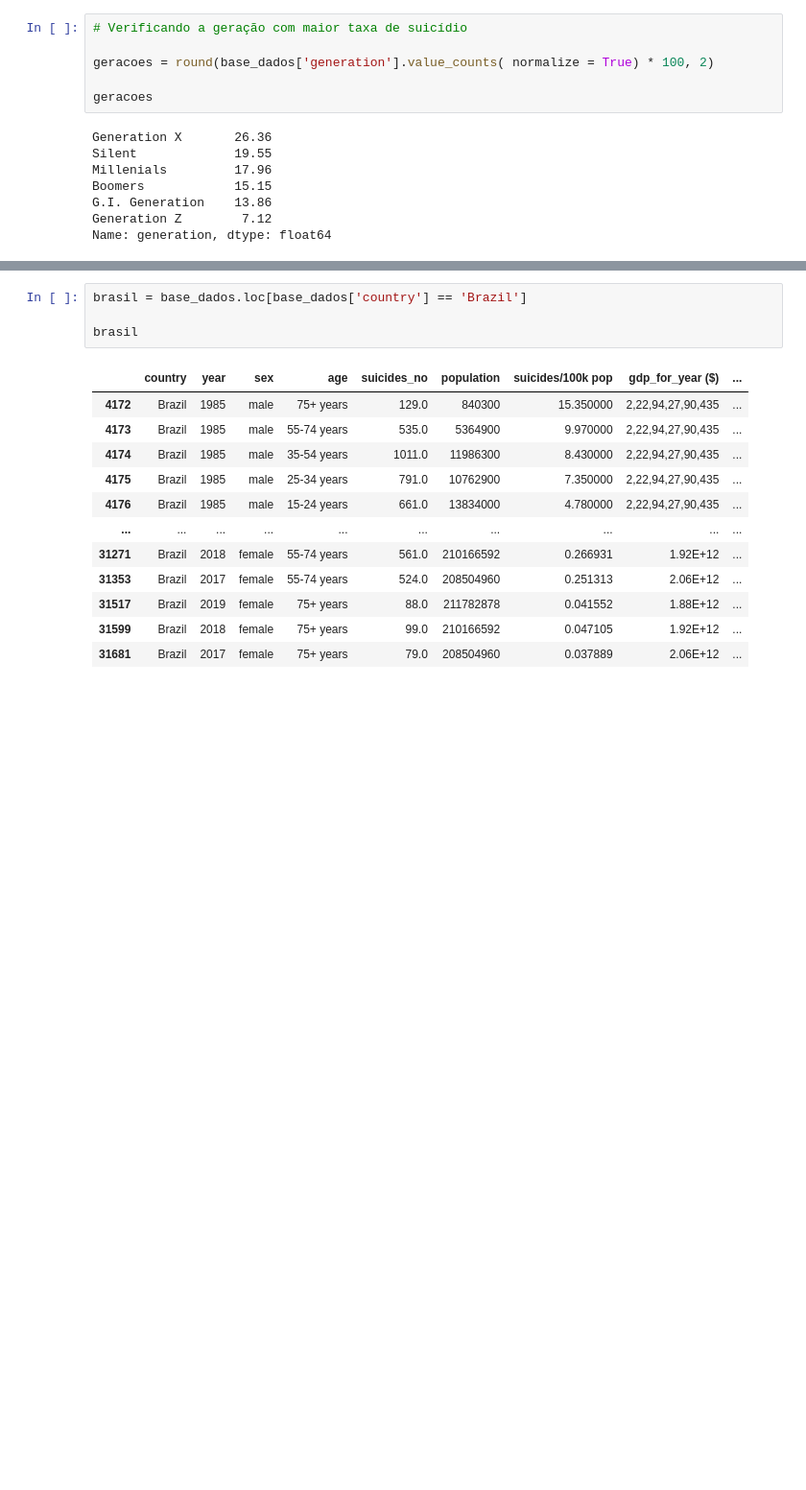
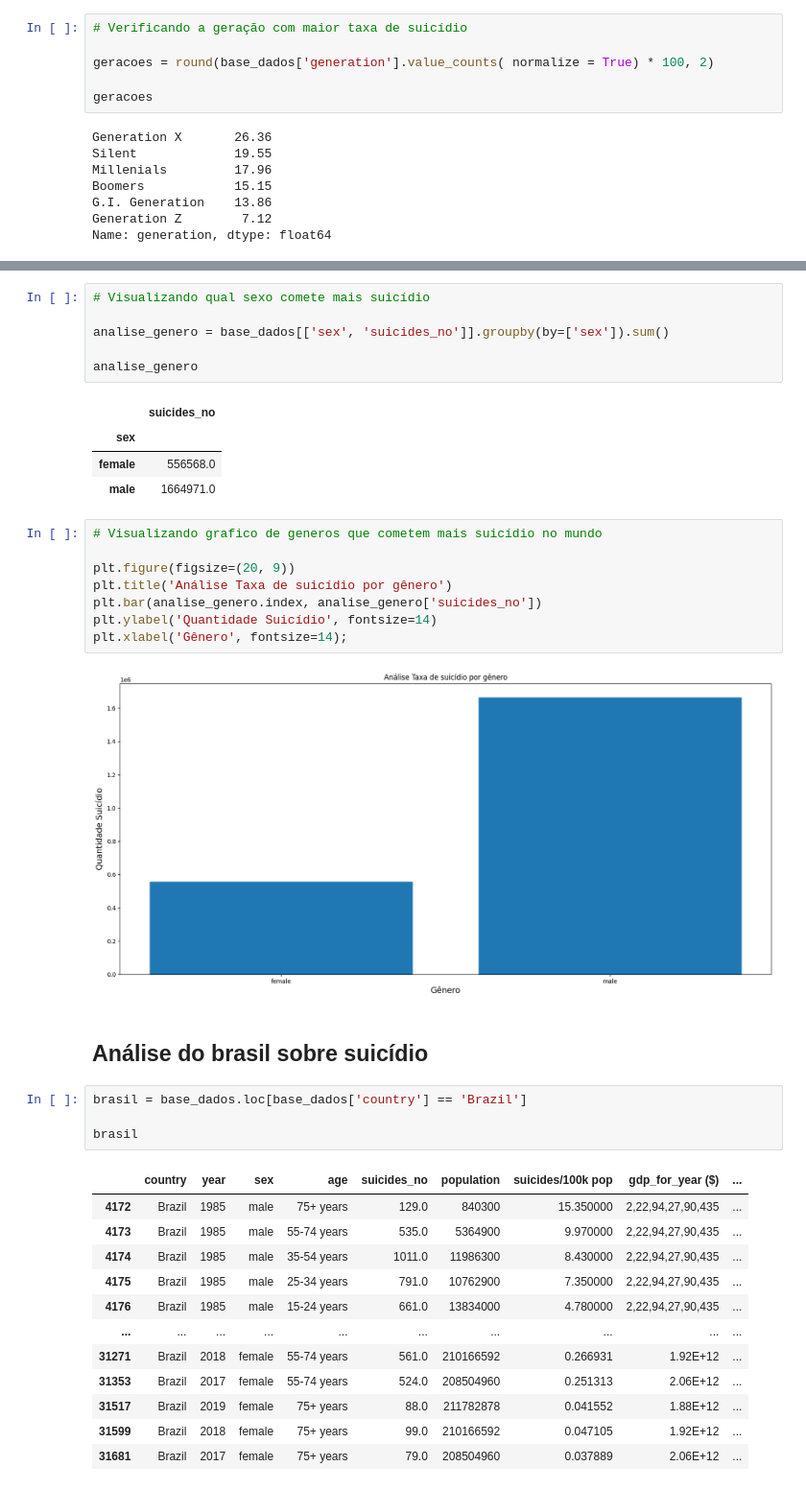
Before and after one commit to vitorhssouza/-Suicide-Rate-Project, a Jupyter notebook: taxa_suicidio.ipynb, the cells around one changed output, grey strips where cells are left out. Shown: that part at 96% size. Drawn from its saved outputs; the diff is of its cells as text; blank space fills up the shorter version.

Commit message:
vizualiando a qual gênero cometeram mais suicídio

```diff
--- a/taxa_suicidio.ipynb
+++ b/taxa_suicidio.ipynb
@@ -181,6 +181,29 @@ plt.pie(
 );
 # %% [output]
 [figure]
+# %%
+# Visualizando qual sexo comete mais suicídio
+
+analise_genero = base_dados[['sex', 'suicides_no']].groupby(by=['sex']).sum()
+
+analise_genero
+# %% [output]
+|  | suicides_no |
+| sex |  |
+| female | 556568.0 |
+| male | 1664971.0 |
+# %%
+# Visualizando grafico de generos que cometem mais suicídio no mundo
+
+plt.figure(figsize=(20, 9))
+plt.title('Análise Taxa de suicídio por gênero')
+plt.bar(analise_genero.index, analise_genero['suicides_no'])
+plt.ylabel('Quantidade Suicídio', fontsize=14)
+plt.xlabel('Gênero', fontsize=14);
+# %% [output]
+[figure, added]
+# %% [markdown]
+## Análise do brasil sobre suicídio
 # %%
 brasil = base_dados.loc[base_dados['country'] == 'Brazil']
 
```
Also changed, not shown: parts of 1 cell of this notebook.
